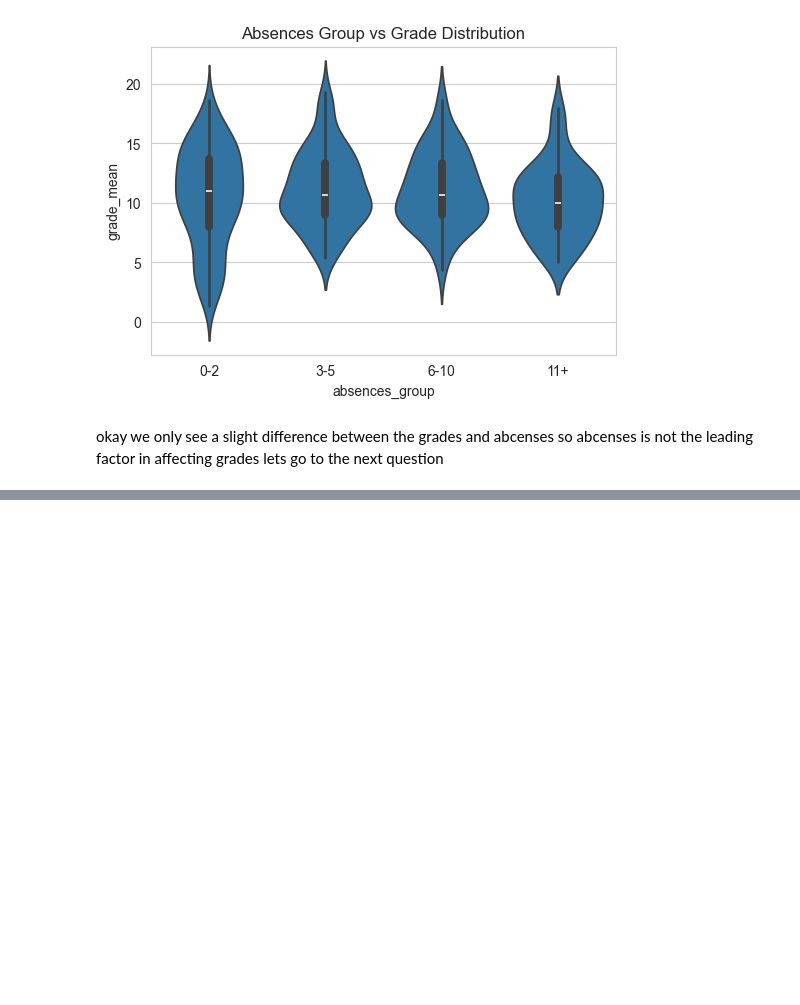
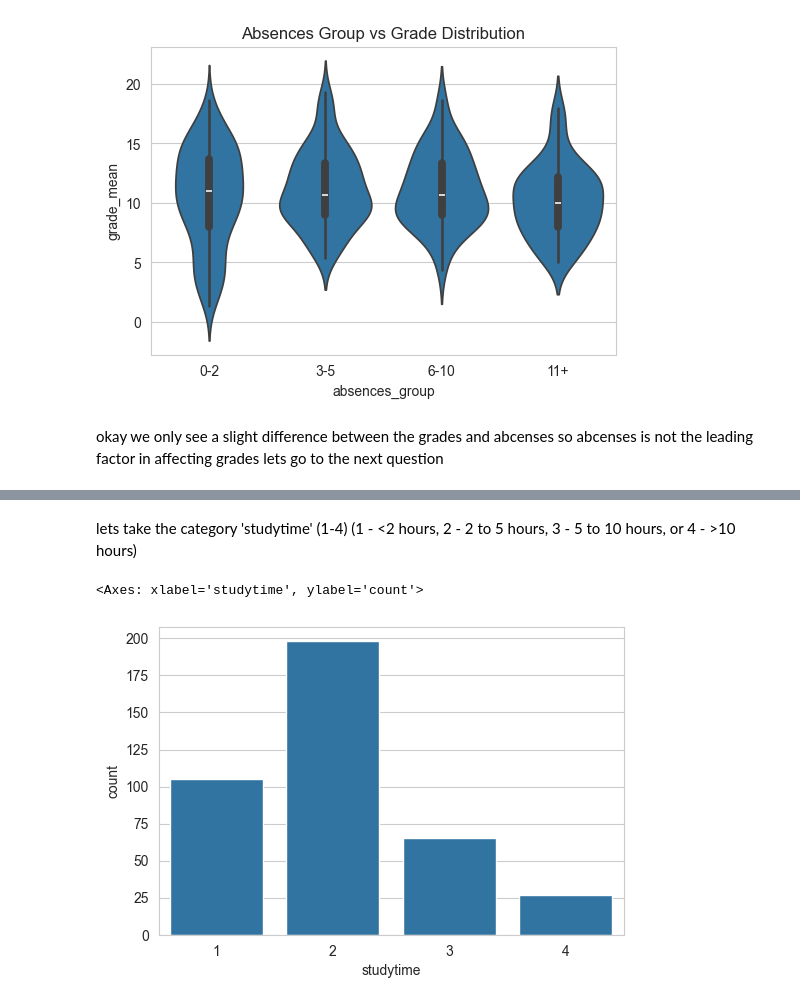
Before and after one commit to 3wn00/data_science_portfolio, a Jupyter notebook: student_alchohol_consumption/main.ipynb, the cells around one changed output, grey strips where cells are left out. Saved outputs shown, nothing was run; the diff lists cells and outputs as text; code cells hidden in the pictures; blank space fills up the shorter version.

```diff
--- a/student_alchohol_consumption/main.ipynb
+++ b/student_alchohol_consumption/main.ipynb
@@ -280,0 +299,7 @@ okay we only see a slight difference between the grades and abcenses so abcenses
+# %% [markdown]
+lets take the category 'studytime' (1-4)  (1 - <2 hours, 2 - 2 to 5 hours, 3 - 5 to 10 hours, or 4 - >10 hours)
+# %%
+sns.countplot(data=df, x='studytime')
+# %% [output]
+<Axes: xlabel='studytime', ylabel='count'>
+[figure, added]
```
Also changed, not shown: parts of 10 cells of this notebook.
